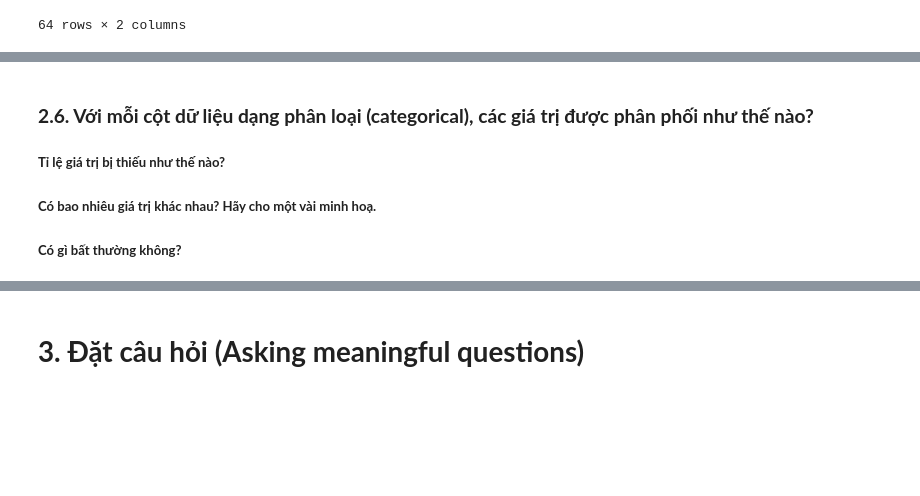
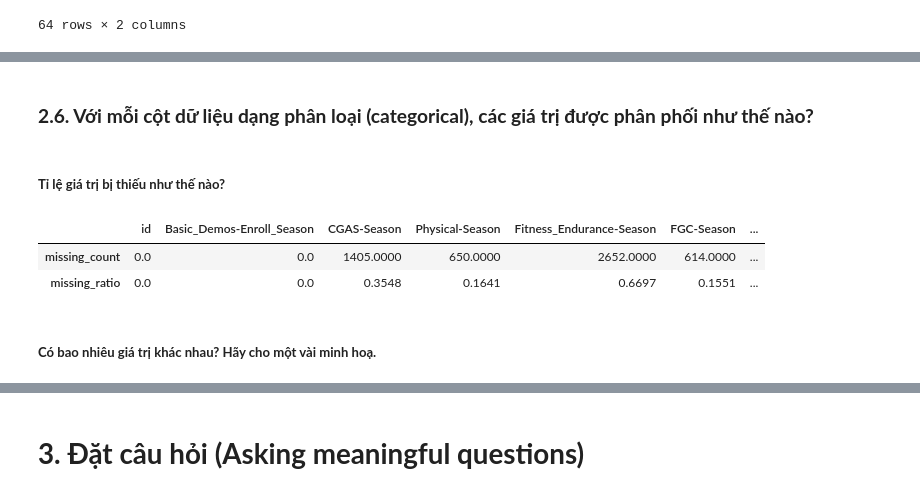
Before and after one commit to xxtnguyn/LTKHDL_Final, a Jupyter notebook: Final_Project.ipynb, the cells around one changed output, grey strips where cells are left out. Cells and saved outputs as stored; diff of their text form; code cells hidden in the pictures; blank space fills up the shorter version.

```diff
--- a/Final_Project.ipynb
+++ b/Final_Project.ipynb
@@ -109,0 +108,6 @@ description[['Field','Description']]
+# %%
+def missing_count(column: pd.Series) -> int:
+    return column.isna().sum()
+
+def missing_ratio(column: pd.Series) -> float:
+    return round(missing_count(column) / len(column), 4)
@@ -110,5 +167,17 @@ description[['Field','Description']]
 # %% [markdown]
 ### **2.6. Với mỗi cột dữ liệu dạng phân loại (categorical), các giá trị được phân phối như thế nào?**
-##### **Tỉ lệ giá trị bị thiếu như thế nào?**
-##### **Có bao nhiêu giá trị khác nhau? Hãy cho một vài minh hoạ.**
-##### **Có gì bất thường không?**
+# %% [markdown]
+##### **Tỉ lệ giá trị bị thiếu như thế nào?**
+# %%
+with pd.option_context('display.max_rows', None,
+                       'display.max_columns', None,
+                       'display.precision', 4,
+                       ):
+
+    display(df.select_dtypes(exclude=np.number).aggregate([missing_count, missing_ratio]))
+# %% [output]
+|  | id | Basic_Demos-Enroll_Season | CGAS-Season | Physical-Season | Fitness_Endurance-Season | FGC-Season | ... |
+| missing_count | 0.0 | 0.0 | 1405.0000 | 650.0000 | 2652.0000 | 614.0000 | ... |
+| missing_ratio | 0.0 | 0.0 | 0.3548 | 0.1641 | 0.6697 | 0.1551 | ... |
+# %% [markdown]
+##### **Có bao nhiêu giá trị khác nhau? Hãy cho một vài minh hoạ.**
```
Also changed, not shown: parts of 14 cells of this notebook.
